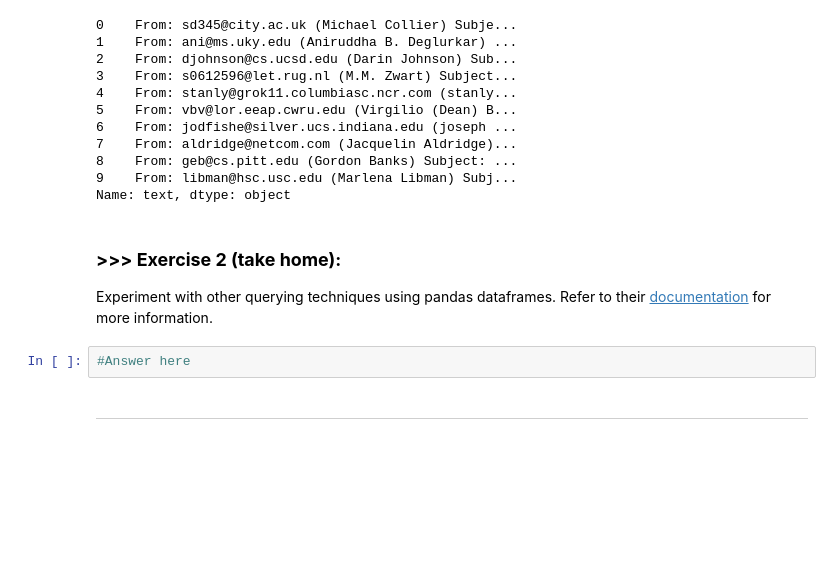
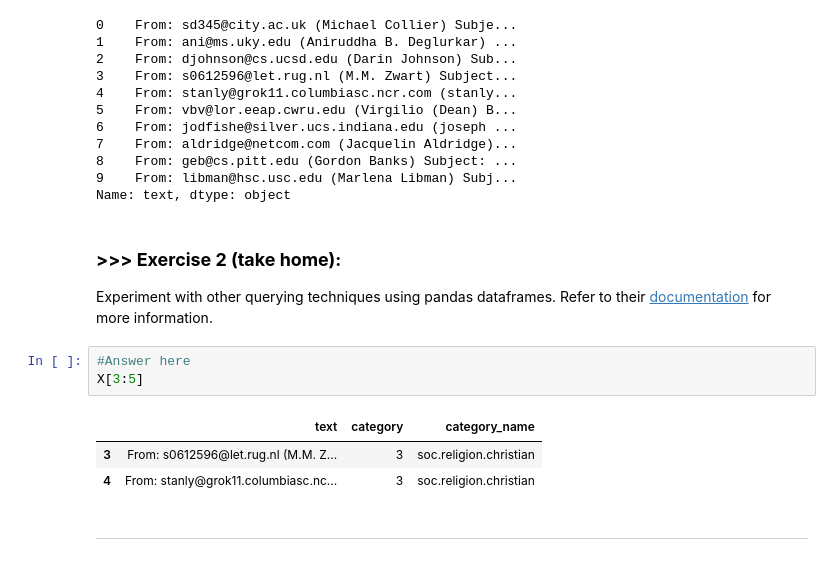
Before and after one commit to Eason12081105/DM2025-Lab1-Exercise, a Jupyter notebook: DM2025-Lab1-Master.ipynb, the cells around one changed output. Drawn from its saved outputs; the diff is of its cells as text; blank space fills up the shorter version.

```diff
--- a/DM2025-Lab1-Master.ipynb
+++ b/DM2025-Lab1-Master.ipynb
@@ -394,6 +394,11 @@ Name: text, dtype: object
 Experiment with other querying techniques using pandas dataframes. Refer to their [documentation](https://pandas.pydata.org/pandas-docs/stable/indexing.html) for more information.
 # %%
 #Answer here
+X[3:5]
+# %% [output]
+|  | text | category | category_name |
+| 3 | From: s0612596@let.rug.nl (M.M. Z... | 3 | soc.religion.christian |
+| 4 | From: stanly@grok11.columbiasc.nc... | 3 | soc.religion.christian |
 # %% [markdown]
 ---
 # %% [markdown]
```
Also changed, not shown: parts of 2 cells of this notebook.
